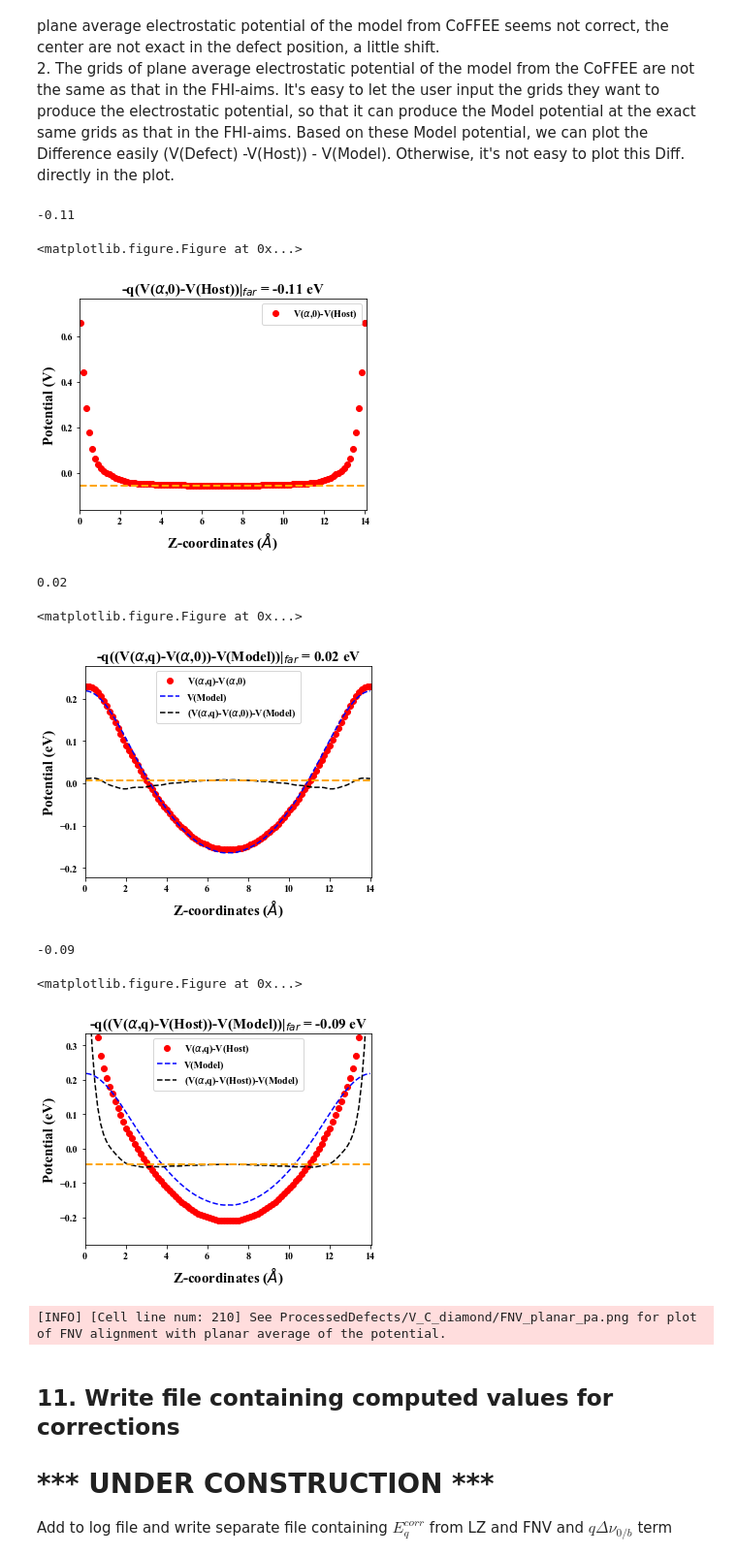
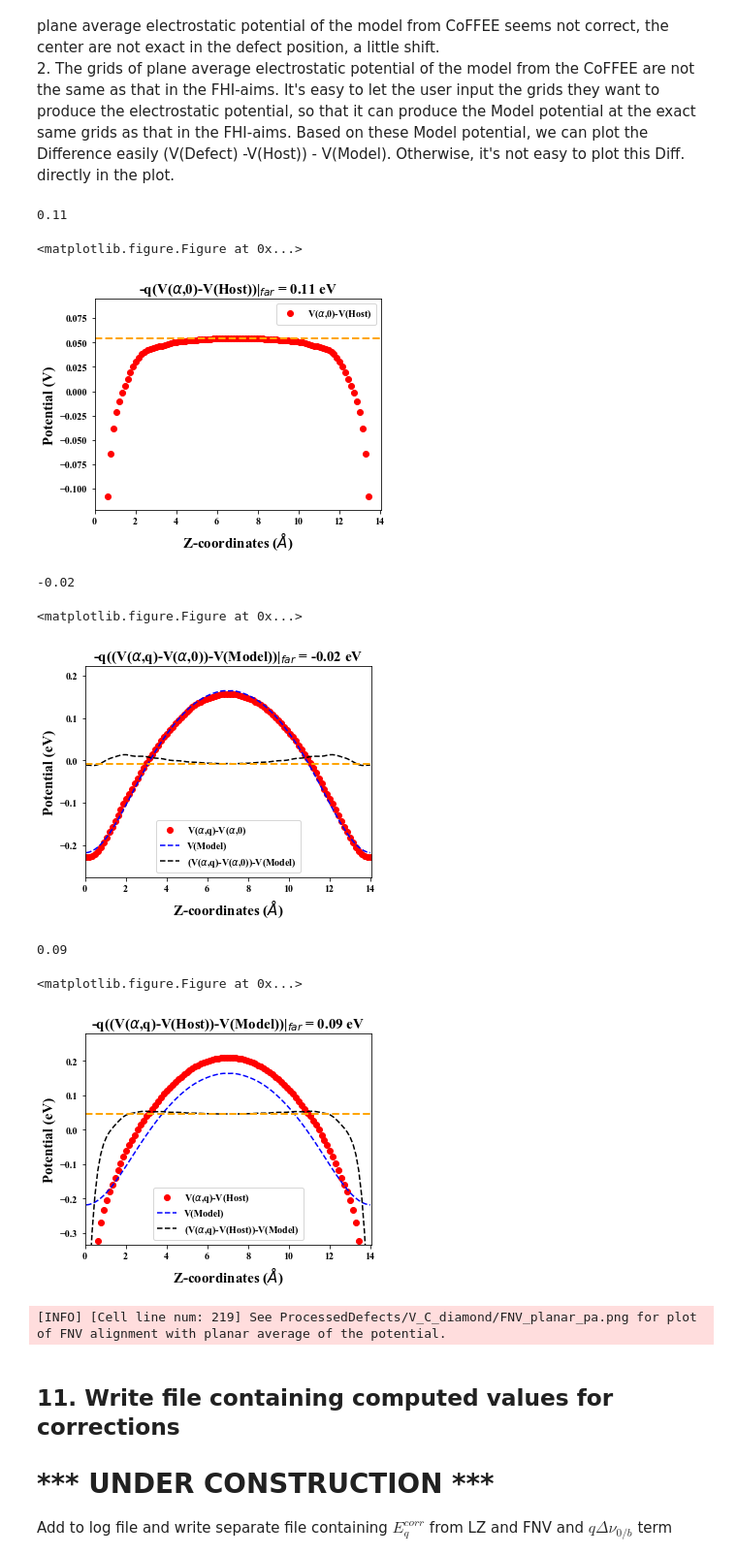
Before and after one commit to skw32/DefectCorrectionsNotebook, a Jupyter notebook: DefectCorrectionsNotebook.ipynb, the cells around one changed output. Shown at 97% size. Drawn from its saved outputs; the diff is of its cells as text; code cells hidden in the pictures.

```diff
--- a/DefectCorrectionsNotebook.ipynb
+++ b/DefectCorrectionsNotebook.ipynb
@@ -347,8 +347,11 @@ if LZ == True and atom_centered_pa == True:
     shift_D = apa.read_free_atom_pot(neutral_defect_planeAv_pot)
 
     aims_atom_pots = apa.fhiaims_atomic_pot(defect_type,host_atom_num,defect_atom_num,defect_line,lattice_vec_array,host_coords_array, defect_coords_array, host_atom_pot, defect_atom_pot,shift_H,shift_D)
+    aims_atom_pots[:,1] = -1.0*aims_atom_pots[:,1]
     np.savetxt(os.path.join(defect_outputs_dir,'atom_potentials_FHI-aims_LZ.txt'),aims_atom_pots)
     volume = np.dot(lattice_vec_array[0,:],np.cross(lattice_vec_array[1,:],lattice_vec_array[2,:]))
+
+
 
     #define the parameters corresponding to the Wigner-Seize Cells.
     Rws = (volume*3.0/(4.0*np.pi))**(1.0/3.0)
@@ -373,7 +376,7 @@ if LZ == True and atom_centered_pa == True:
  #   value = -1.0*value
     value = '%.2f' % value
     print (value)
-    title = r'$\Delta E_{PA}^{LZ}(\alpha, q)$'+' = '+str(value) + ' eV'
+    title = r'$\Delta E_{PA}^{LZ}(\alpha, q) = q(V(\alpha,q)-V(Host))|_{far}$ = '+str(value) + ' eV'
 
     mean = (max(aims_atom_pots[:,1]) + min(aims_atom_pots[:,1]))/2.0
 
@@ -791,6 +801,7 @@ if FNV == True and atom_centered_pa == True:
     shift_D = apa.read_free_atom_pot(neutral_defect_planeAv_pot)
 
     aims_atom_pots = apa.fhiaims_atomic_pot(defect_type,host_atom_num,defect_atom_num,defect_line,lattice_vec_array,host_coords_array, defect_coords_array, host_atom_pot, defect_atom_pot,shift_H,shift_D)
+    aims_atom_pots[:,1] = -1.0*aims_atom_pots[:,1]
     np.savetxt(os.path.join(defect_outputs_dir,'atom_potentials_FHI-aims_FNV.txt'),aims_atom_pots)
     volume = np.dot(lattice_vec_array[0,:],np.cross(lattice_vec_array[1,:],lattice_vec_array[2,:]))
 
@@ -800,6 +811,7 @@ if FNV == True and atom_centered_pa == True:
     temp_c = (lattice_vec_array[0][2]+lattice_vec_array[1][2]+lattice_vec_array[2][2])**2
     Rwl  = 0.5*np.sqrt(temp_a + temp_b + temp_c)
     Model = np.loadtxt(os.path.join(defect_outputs_dir,'atom_potentials_FNV_model.txt'))
+    Model[:,1] = -1.0*Model[:,1]
     Diff = aims_atom_pots[:,1] - Model[:,1]
     Dim = len(Diff)
     number = 0
@@ -818,8 +830,8 @@ if FNV == True and atom_centered_pa == True:
     title = r'$-q \Delta $'+'='+str(value)
     y_min = min(Model[:,1])
     y_max = max(Model[:,1])
-    Ymin = y_min - 0.5*(y_max-y_min)
-    Ymax = y_max + 0.5*(y_max-y_min)
+    Ymin = y_min - 0.2*(y_max-y_min)
+    Ymax = y_max + 0.2*(y_max-y_min)
     mean = (Ymin+Ymax)/2.0
 
     plt.clf()
@@ -963,7 +975,7 @@ if FNV == True and planar_av_pa == True:
 
     X = defect_neutral_pot[:,0]
     Y = defect_neutral_pot[:,1]*Ha_eV - offset_d - (origin[:,1]*Ha_eV-offset_o)
-
+    Y = -1.0*Y
 
     # find the postion which is most far away from the defect position  and calculate the correction Values.
     xmin = Defect_pos -0.5*lattice_constant_z
@@ -979,8 +991,7 @@ if FNV == True and planar_av_pa == True:
     print (value)
     title = r'-q(V($\alpha$,0)-V(Host))|$_{far}$'+' = '+str(value) + ' eV'
 
-    #move the defect position to the 0,
-    #so that the position which is the most far away from the defect is in the center in the plot.
+    #shift the defect position to the 0 in the potential alignment plot ,
     dim = len(X)
     X_shift = np.zeros(dim)
     for i in range(dim):
@@ -991,17 +1002,25 @@ if FNV == True and planar_av_pa == True:
 
     #begin generating plots as shown in the CoFFEE code (two figures for the potential alignment term)
     #begin ploting q*(V(Defect,0) - V(Host))
-    Y_min = min(Y)
-    Y_max = max(Y)
-    Ymin = Y_min - 0.15*(Y_max-Y_min)
-    Ymax = Y_max + 0.15*(Y_max-Y_min)
+
+    #define the appropriate ylimit for the plot
+    ymax = max(Y)
+    ymin = min(Y)
+    if abs(ymax) < abs(ymin):
+        ymax = ymax
+        ymin = -1.5*ymax
+    else:
+        ymax = -1.5*ymin
+        ymin = ymin
+    y_min = ymin - 0.3*(ymax-ymin)
+    y_max = ymax + 0.3*(ymax-ymin)
 
     plt.clf()
     matplotlib.rc('font',family='Times New Roman')
     plt.figure(figsize=(5.3,4.0))
 
     plt.xlim((0,lattice_constant_z))
-    plt.ylim((Ymin,Ymax))
+    plt.ylim((y_min,y_max))
 
     plt.title(title,fontsize=15,fontname = "Times New Roman")
 
@@ -1024,16 +1043,17 @@ if FNV == True and planar_av_pa == True:
     Model = np.loadtxt(Defect_model_F)
     X1 = defect_charge_pot[:,0]
     Y1 = defect_charge_pot[:,1]*Ha_eV-offset_d2 - (defect_neutral_pot[:,1]*Ha_eV-offset_d)
+    Y1 = -1.0*Y1
     X_model = Model[:,0]*b_A
-    Y_model = Model[:,1]*-1.0
+    Y_model = Model[:,1]
 
+    #define the appropriate y limit for the plot
     Y_min = min(Y_model)
     Y_max = max(Y_model)
     Ymin = Y_min - 0.15*(Y_max-Y_min)
     Ymax = Y_max + 0.15*(Y_max-Y_min)
 
     #Move the model so that it actually at the defect positions. (fix the bug in the CoFFEE(numerical errors))
-
     modelmax = max(abs(Y_model))
     dim_model = len(X_model)
     for i in range(dim_model):
@@ -1047,13 +1067,13 @@ if FNV == True and planar_av_pa == True:
         elif X_model_temp[i] > lattice_constant_z:
             X_model_temp[i] -= lattice_constant_z
 
-
+    #sort the X and Y model so that it have the right sequence.
     sorter = X_model_temp.argsort()
     Y_model_temp = Y_model[sorter]
     X_model_temp = np.sort(X_model_temp)
-    #Now the X_model_temp and Y_model_temp are the correct value form the model.
 
-    #generate a model potential at the exact same grid as that in FHI-aims output.
+
+    #generate a model potential at the exact same grid as that in FHI-aims output. (By polinomial fit, 12 dimension)
     param = np.polyfit(X_model_temp, Y_model_temp, 12)
     poly = np.poly1d(param)
     dim = len(X1)
@@ -1111,6 +1131,7 @@ if FNV == True and planar_av_pa == True:
     Model = np.loadtxt(Defect_model_F)
     X2 = defect_charge_pot[:,0]
     Y2 = defect_charge_pot[:,1]*Ha_eV-offset_d2 - (origin[:,1]*Ha_eV-offset_o)
+    Y2 = -1.0*Y2
 
     Y2 = Y2[sorter_save]
     Diff2 = Y2 - Y_model_corr
@@ -1123,42 +1144,42 @@ if FNV == True and planar_av_pa == True:
     title = r'-q((V($\alpha$,q)-V(Host))-V(Model))|$_{far}$'+' = '+str(value) + ' eV'
 
 
 
     Y_min = min(Y_model)
     Y_max = max(Y_model)
     Ymin = Y_min - 0.3*(Y_max-Y_min)
     Ymax = Y_max + 0.3*(Y_max-Y_min)
 
     plt.title(title,fontsize=15,fontname = "Times New Roman")
 
     plt.xlim((0,lattice_constant_z))
     plt.ylim((Ymin,Ymax))
 
     plt.plot(X1_shift,Y2,'or',label=r'V($\alpha$,q)-V(Host)')
     plt.plot(X1_shift,Y_model_corr,'--b',label='V(Model)')
     plt.plot(X1_shift,Diff2,'--k',label=r'(V($\alpha$,q)-V(Host))-V(Model)')
     plt.axhline(y=Diff2[idx_far], xmin=0, xmax=lattice_constant_z,linestyle = '--', lw =2, color='orange')
     plt.legend()
     plt.xlabel(r'Z-coordinates ($\AA$)',fontsize=15,fontname = "Times New Roman")
     plt.ylabel('Potential (eV)',fontsize=15,fontname = "Times New Roman")
     plt.savefig(os.path.join(defect_outputs_dir,"FNV_planar_pa_Frey.png"),dpi=600)
     plt.show(block=False)
 
 
 
 
     logger.info("See "+str(FNV_planar_pa_file)+" for plot of FNV alignment with planar average of the potential.")
 # %% [output]
--0.11
+0.11
 <matplotlib.figure.Figure at 0x...>
-[figure, old version]
+[figure, new version]
-0.02
+-0.02
 <matplotlib.figure.Figure at 0x...>
-[figure, old version]
+[figure, new version]
--0.09
+0.09
 <matplotlib.figure.Figure at 0x...>
-[figure, old version]
+[figure, new version]
-[INFO] [Cell line num: 210] See ProcessedDefects/V_C_diamond/FNV_planar_pa.png for plot of FNV alignment with planar average of the potential.
+[INFO] [Cell line num: 219] See ProcessedDefects/V_C_diamond/FNV_planar_pa.png for plot of FNV alignment with planar average of the potential.
 # %% [markdown]
 ## 11. Write file containing computed values for corrections
 
```
Also changed, not shown: parts of 3 cells of this notebook.
